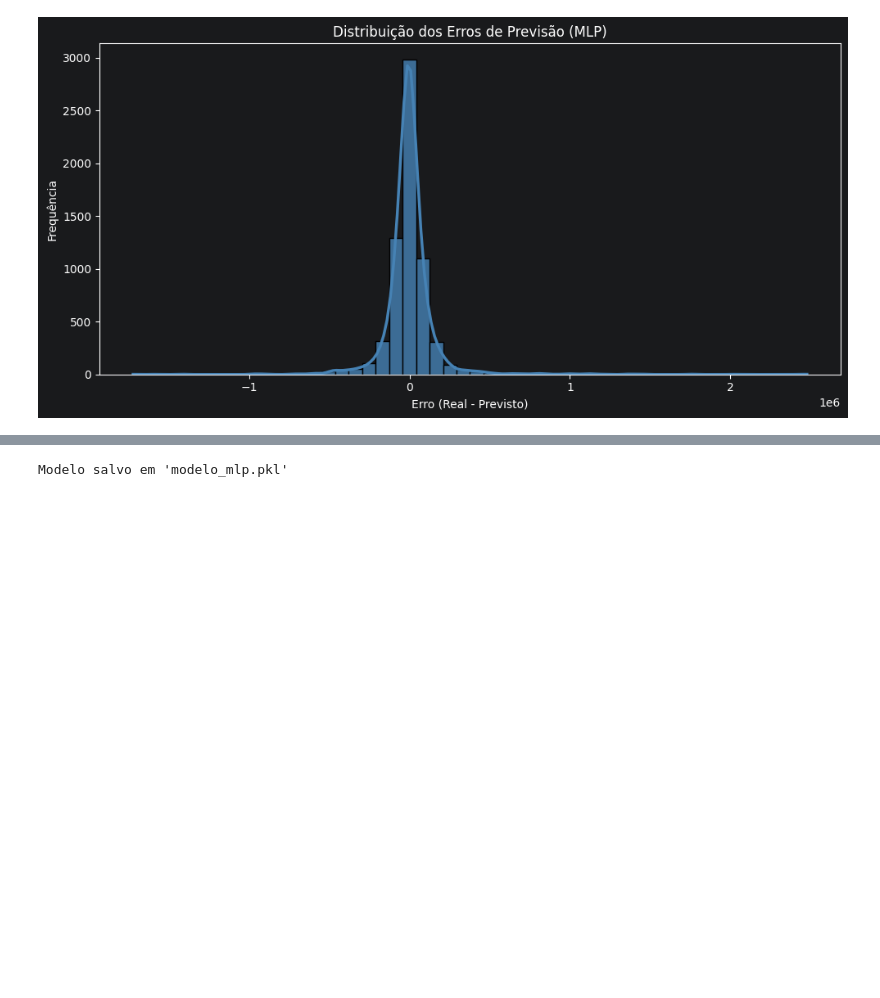
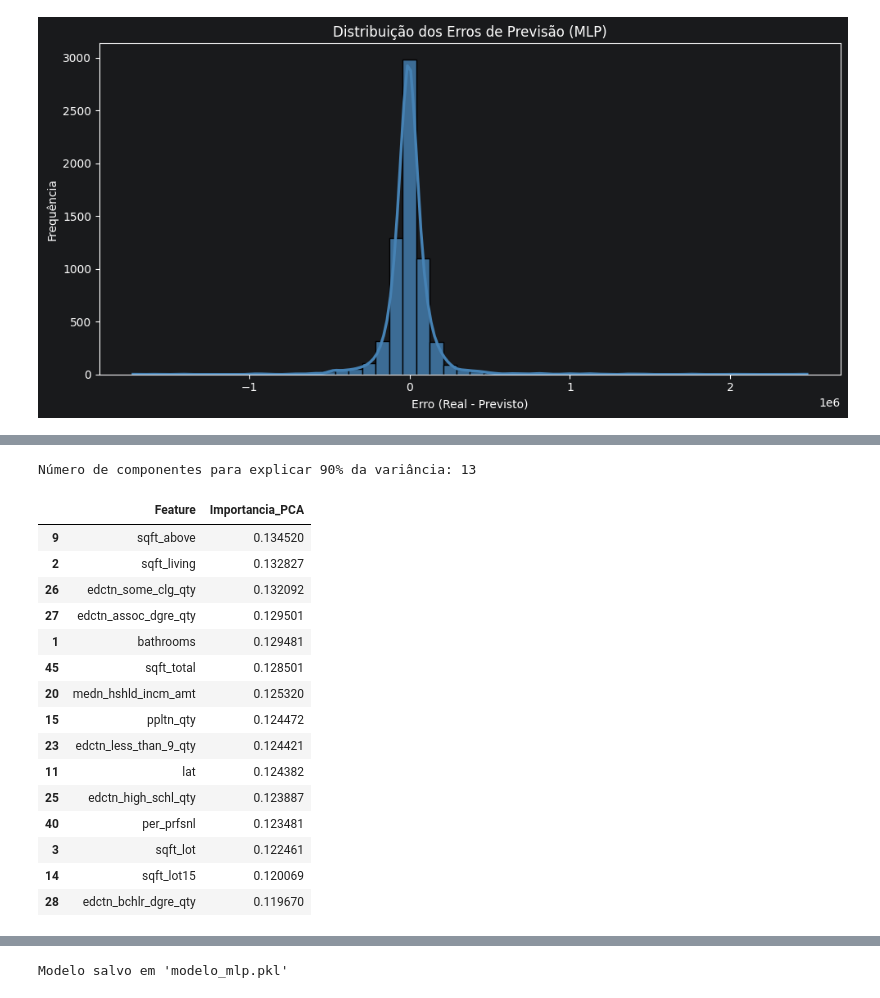
Before and after one commit to jaumg2004/Atividade-Extra-NP1, a Jupyter notebook: AtividadeExtraNP1/Exercicio.ipynb, the cells around one changed output, grey strips where cells are left out. Cells and saved outputs as stored; diff of their text form; code cells hidden in the pictures; blank space fills up the shorter version.

```diff
--- a/AtividadeExtraNP1/Exercicio.ipynb
+++ b/AtividadeExtraNP1/Exercicio.ipynb
@@ -682,0 +680,49 @@ plt.show()
+# %%
+# Separando variáveis explicativas
+X_pca = df_tratado.drop(columns=["price", "log_price"], errors="ignore")
+
+# Padronização dos dados
+scaler = StandardScaler()
+X_scaled = scaler.fit_transform(X_pca)
+
+# Aplicando PCA
+pca = PCA()
+pca.fit(X_scaled)
+
+# Quantidade de componentes necessária para explicar 90% da variância
+n_comp_90 = np.argmax(np.cumsum(pca.explained_variance_ratio_) >= 0.90) + 1
+
+print(f"Número de componentes para explicar 90% da variância: {n_comp_90}")
+
+# Importância geral das variáveis considerando os componentes até 90%
+loadings_90 = pca.components_[:n_comp_90].T
+
+importancia_pca = np.sum(
+    np.abs(loadings_90) * pca.explained_variance_ratio_[:n_comp_90],
+    axis=1
+)
+
+importancia_pca_df = pd.DataFrame({
+    "Feature": X_pca.columns,
+    "Importancia_PCA": importancia_pca
+}).sort_values("Importancia_PCA", ascending=False)
+
+importancia_pca_df.head(15)
+# %% [output]
+Número de componentes para explicar 90% da variância: 13
+|  | Feature | Importancia_PCA |
+| 9 | sqft_above | 0.134520 |
+| 2 | sqft_living | 0.132827 |
+| 26 | edctn_some_clg_qty | 0.132092 |
+| 27 | edctn_assoc_dgre_qty | 0.129501 |
+| 1 | bathrooms | 0.129481 |
+| 45 | sqft_total | 0.128501 |
+| 20 | medn_hshld_incm_amt | 0.125320 |
+| 15 | ppltn_qty | 0.124472 |
+| 23 | edctn_less_than_9_qty | 0.124421 |
+| 11 | lat | 0.124382 |
+| 25 | edctn_high_schl_qty | 0.123887 |
+| 40 | per_prfsnl | 0.123481 |
+| 3 | sqft_lot | 0.122461 |
+| 14 | sqft_lot15 | 0.120069 |
+| 28 | edctn_bchlr_dgre_qty | 0.119670 |
```
Also changed, not shown: parts of 6 cells of this notebook, 3 other files.
